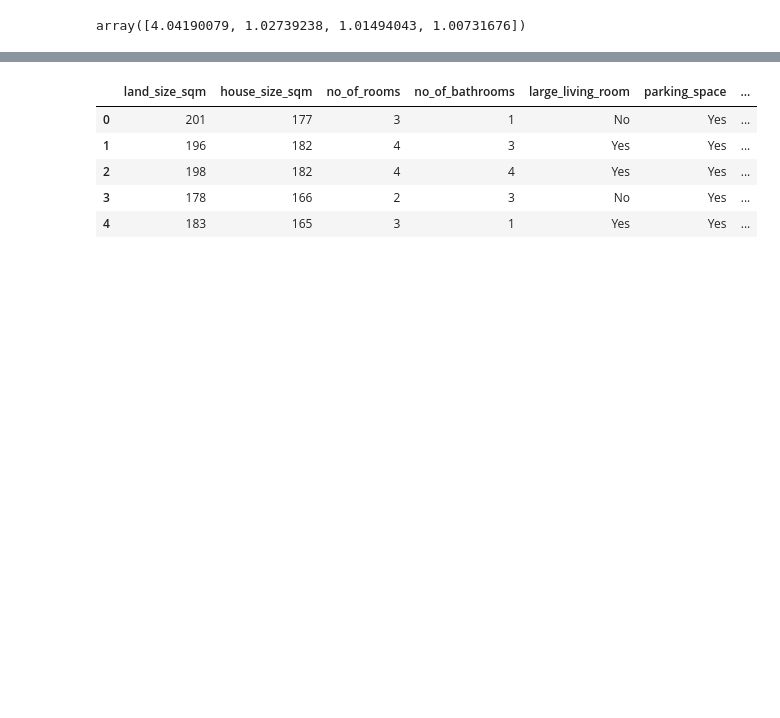
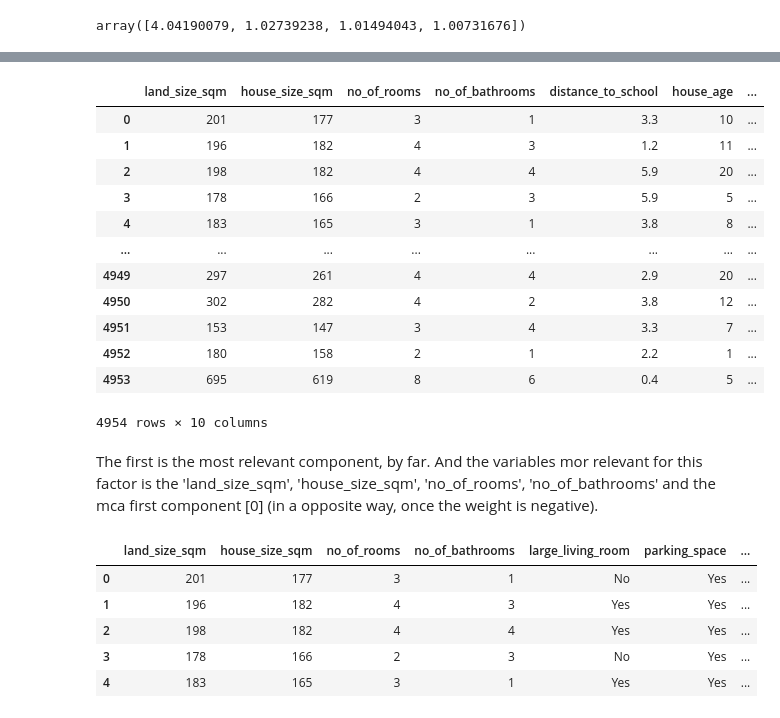
Before and after one commit to Andrercouto/UnsupervisedMachineLearning, a Jupyter notebook: MCAandPCA.ipynb, the cells around one changed output, grey strips where cells are left out. Drawn from its saved outputs; the diff is of its cells as text; code cells hidden in the pictures; blank space fills up the shorter version.

```diff
--- a/MCAandPCA.ipynb
+++ b/MCAandPCA.ipynb
@@ -220,3 +229,21 @@ array([4.04190079, 1.02739238, 1.01494043, 1.00731676])
+# %%
+df_houses_total
+# %% [output]
+|  | land_size_sqm | house_size_sqm | no_of_rooms | no_of_bathrooms | distance_to_school | house_age | ... |
+| 0 | 201 | 177 | 3 | 1 | 3.3 | 10 | ... |
+| 1 | 196 | 182 | 4 | 3 | 1.2 | 11 | ... |
+| 2 | 198 | 182 | 4 | 4 | 5.9 | 20 | ... |
+| 3 | 178 | 166 | 2 | 3 | 5.9 | 5 | ... |
+| 4 | 183 | 165 | 3 | 1 | 3.8 | 8 | ... |
+| ... | ... | ... | ... | ... | ... | ... | ... |
+| 4949 | 297 | 261 | 4 | 4 | 2.9 | 20 | ... |
+| 4950 | 302 | 282 | 4 | 2 | 3.8 | 12 | ... |
+| 4951 | 153 | 147 | 3 | 4 | 3.3 | 7 | ... |
+| 4952 | 180 | 158 | 2 | 1 | 2.2 | 1 | ... |
+| 4953 | 695 | 619 | 8 | 6 | 0.4 | 5 | ... |
+4954 rows × 10 columns
+# %% [markdown]
+The first is the most relevant component, by far. And the variables mor relevant for this factor is the 'land_size_sqm',	'house_size_sqm', 'no_of_rooms', 'no_of_bathrooms' and the mca first component [0] (in a opposite way, once the weight is negative).
 # %%
 # Adding the ranking to the original dataset
 df_houses['ranking'] = (pca.explained_variance_[0] * df_houses_factors[0]) + (pca.explained_variance_[1] * df_houses_factors[1]) +  (pca.explained_variance_[2] * df_houses_factors[2]) + (pca.explained_variance_[3] * df_houses_factors[3])
```
Also changed, not shown: parts of 9 cells of this notebook.
